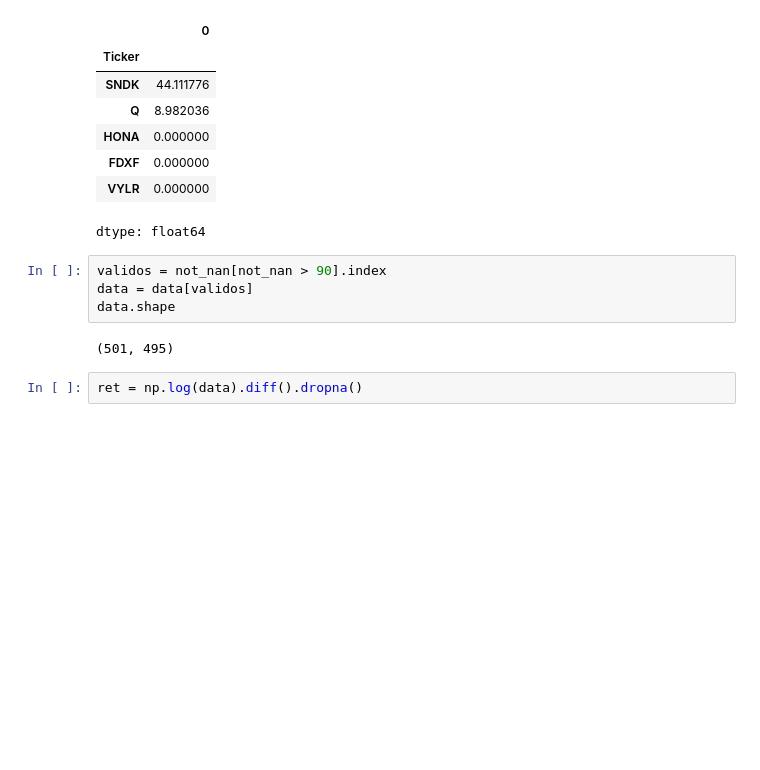
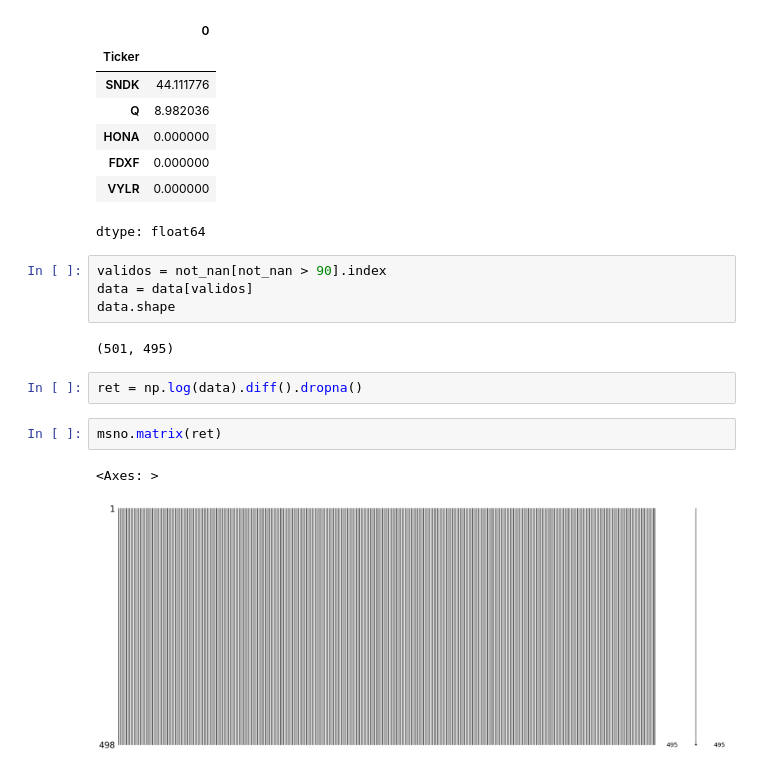
Before and after one commit to bynak06-cell/Finance-and-Technology, a Jupyter notebook: Tema_2_Carteras_Intro/src/SP_500_Diversification_Challenge_—_Find_the_Best_Diversifying_Pair.ipynb, the cells around one changed output. Saved outputs shown, nothing was run; the diff lists cells and outputs as text; blank space fills up the shorter version.

```diff
--- a/Tema_2_Carteras_Intro/src/SP_500_Diversification_Challenge_—_Find_the_Best_Diversifying_Pair.ipynb
+++ b/Tema_2_Carteras_Intro/src/SP_500_Diversification_Challenge_—_Find_the_Best_Diversifying_Pair.ipynb
@@ -73,3 +73,8 @@ data.shape
 (501, 495)
 # %%
 ret = np.log(data).diff().dropna()
+# %%
+msno.matrix(ret)
+# %% [output]
+<Axes: >
+[figure, added]
```
Also changed, not shown: parts of 14 cells of this notebook.
